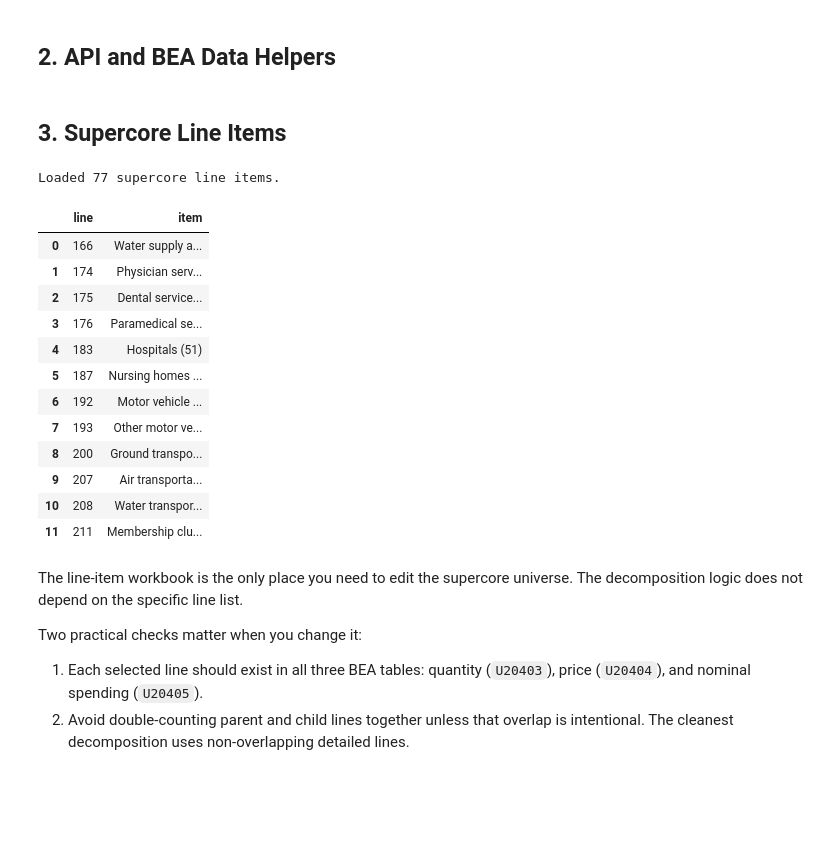
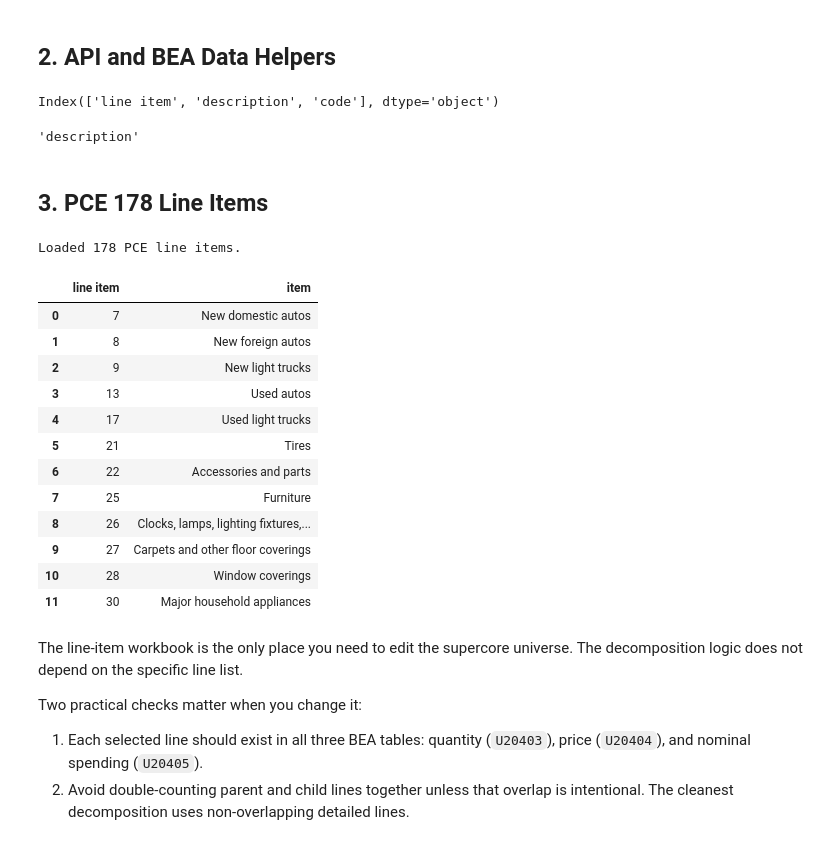
Before and after one commit to halim-12/test, a Jupyter notebook: shapiro_decomposition_final.ipynb, the cells around one changed output. Cells and saved outputs as stored; diff of their text form; code cells hidden in the pictures; blank space fills up the shorter version.

```diff
--- a/shapiro_decomposition_final.ipynb
+++ b/shapiro_decomposition_final.ipynb
@@ -79,7 +79,7 @@ CACHE.mkdir(exist_ok=True)
 OUT.mkdir(parents=True, exist_ok=True)
 FIG.mkdir(parents=True, exist_ok=True)
 
-SUPERCORE_LINES_PATH = ROOT / "supercore_lines.xlsx"
+SUPERCORE_LINES_PATH = ROOT / "Trimmed_Mean_Components.xlsx"
 
 # Start with 2010 as requested. With the Shapiro 120-month window, classified
 # events begin around 2020. Later, set this to 1959 or 1969 for a longer run.
@@ -126,7 +126,7 @@ THRESH3 = 0.30
 # Shapiro flips "less:" foreign-spending lines before computing weights.
 # In this supercore workbook, line 338 is "Less: Expenditures in the United
 # States by nonresidents".
-NEGATIVE_SPEND_LINES = {357, 361, 362, 363, 364, 365, 366, 367, 368}
+NEGATIVE_SPEND_LINES = {1000}
 
 pd.set_option("display.max_columns", 20)
 pd.set_option("display.width", 140)
@@ -290,34 +293,43 @@ def wide_by_line(df, lines):
+# %%
+supercore_lines.columns
+# %% [output]
+Index(['line item', 'description', 'code'], dtype='object')
+# %%
+item_col = "Description" if "Description" in supercore_lines.columns else supercore_lines.columns[-2]
+item_col
+# %% [output]
+'description'
 # %% [markdown]
-## 3. Supercore Line Items
+## 3. PCE 178 Line Items
 # %%
 supercore_lines = pd.read_excel(SUPERCORE_LINES_PATH)
 supercore_lines.columns = [str(c).strip().lower() for c in supercore_lines.columns]
-if "line" not in supercore_lines.columns:
-    raise ValueError("supercore_lines.xlsx must contain a Line column")
-item_col = "item" if "item" in supercore_lines.columns else supercore_lines.columns[-1]
+# if "Line" not in supercore_lines.columns:
+#     raise ValueError("file.xlsx must contain a Line column")
+item_col = "Description" if "Description" in supercore_lines.columns else supercore_lines.columns[-2]
 
 supercore_lines = supercore_lines.rename(columns={item_col: "item"})
-supercore_lines["line"] = supercore_lines["line"].astype(int)
-supercore_lines = supercore_lines[["line", "item"]].drop_duplicates().sort_values("line").reset_index(drop=True)
-SUPERCORE_LINES = supercore_lines["line"].tolist()
+supercore_lines["line item"] = supercore_lines["line item"].astype(int)
+supercore_lines = supercore_lines[["line item", "item"]].drop_duplicates().sort_values("line item").reset_index(drop=True)
+SUPERCORE_LINES = supercore_lines["line item"].tolist()
 
-print(f"Loaded {len(SUPERCORE_LINES)} supercore line items.")
+print(f"Loaded {len(SUPERCORE_LINES)} PCE line items.")
 display(supercore_lines.head(12))
 # %% [output]
-Loaded 77 supercore line items.
+Loaded 178 PCE line items.
-|  | line | item |
-| 0 | 166 | Water supply a... |
-| 1 | 174 | Physician serv... |
-| 2 | 175 | Dental service... |
-| 3 | 176 | Paramedical se... |
-| 4 | 183 | Hospitals (51) |
-| 5 | 187 | Nursing homes ... |
-| 6 | 192 | Motor vehicle ... |
-| 7 | 193 | Other motor ve... |
-| 8 | 200 | Ground transpo... |
-| 9 | 207 | Air transporta... |
-| 10 | 208 | Water transpor... |
-| 11 | 211 | Membership clu... |
+|  | line item | item |
+| 0 | 7 | New domestic autos |
+| 1 | 8 | New foreign autos |
+| 2 | 9 | New light trucks |
+| 3 | 13 | Used autos |
+| 4 | 17 | Used light trucks |
+| 5 | 21 | Tires |
+| 6 | 22 | Accessories and parts |
+| 7 | 25 | Furniture |
+| 8 | 26 | Clocks, lamps, lighting fixtures,... |
+| 9 | 27 | Carpets and other floor coverings |
+| 10 | 28 | Window coverings |
+| 11 | 30 | Major household appliances |
 # %% [markdown]
 The line-item workbook is the only place you need to edit the supercore
 universe. The decomposition logic does not depend on the specific line list.
```
Also changed, not shown: parts of 10 cells of this notebook.
